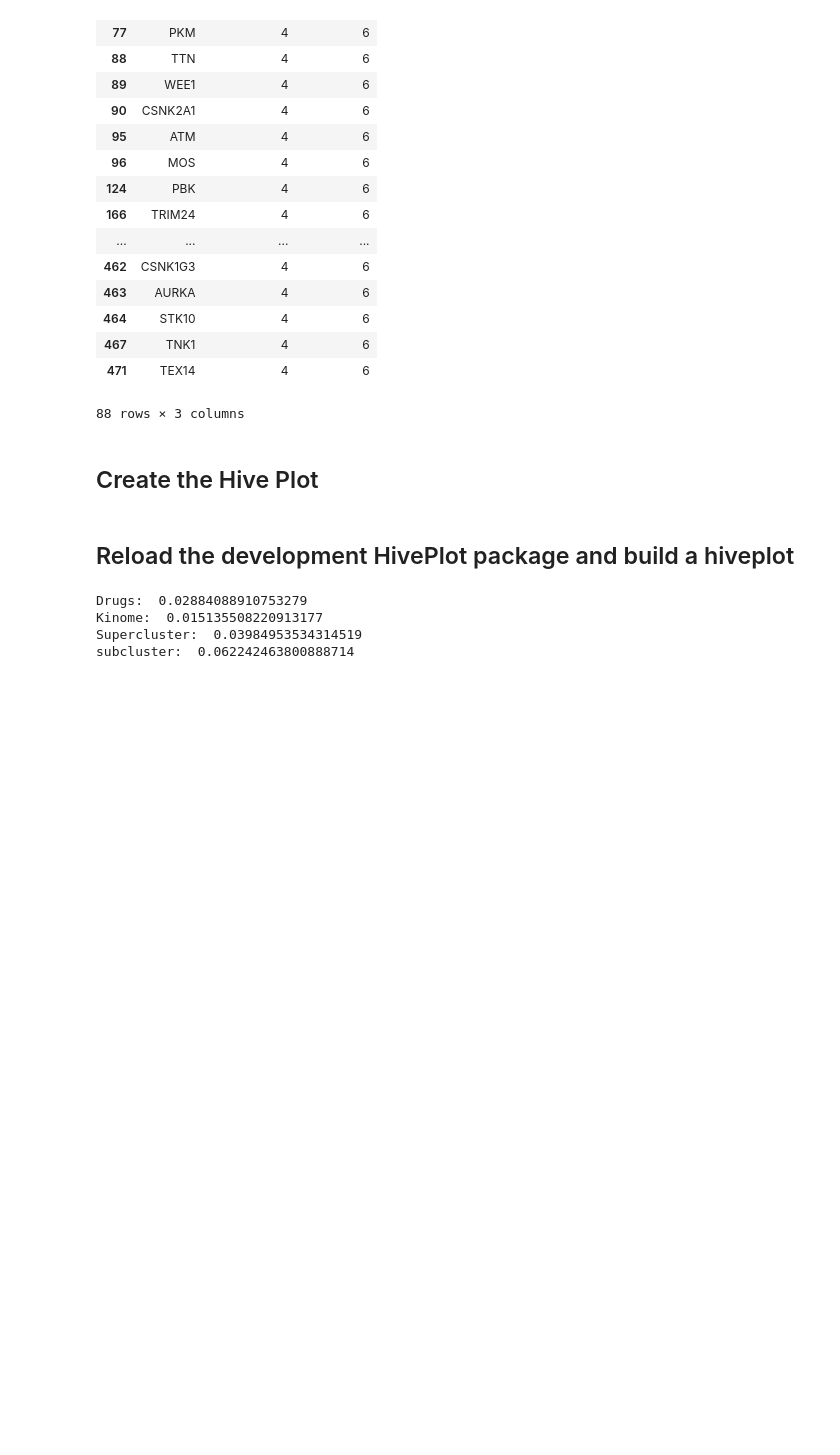
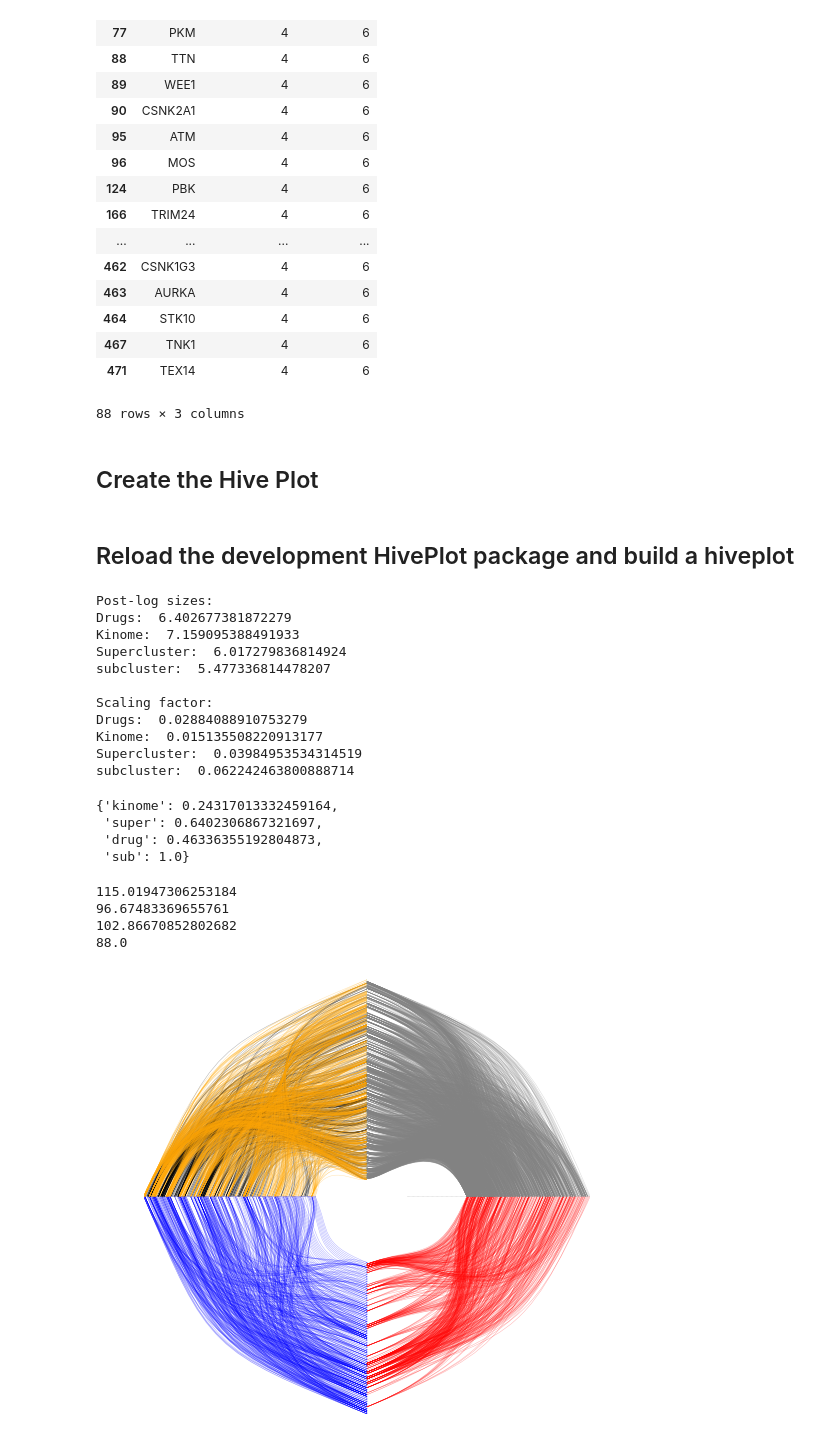
Before and after one commit to gomezlab/kinotypeClusteringAndRegression, a Jupyter notebook: viz/hiveplot/hiveplot_custom.ipynb, the cells around one changed output. Drawn from its saved outputs; the diff is of its cells as text; code cells hidden in the pictures; blank space fills up the shorter version.

```diff
--- a/viz/hiveplot/hiveplot_custom.ipynb
+++ b/viz/hiveplot/hiveplot_custom.ipynb
@@ -280,8 +348,8 @@ louv[louv.cluster_sub==6]
 # %% [markdown]
 ## Create the Hive Plot
 # %%
-sub_clust_no = 7
-super_clust_no = 1
+sub_clust_no = 6
+super_clust_no = 4
 
 nodes = {}
 nodes['kinome'] = [('kinome_'+x,x) for x in louv.names]
@@ -293,16 +361,26 @@ for group in nodes.keys():
 
 # get the supercluster genes
 louv_super_names = set(louv[louv.cluster_super == super_clust_no].names)
-drug_sub_hits = drug_data[drug_data.cluster_sub == sub_clust_no]
+drug_sub_hits = copy(drug_data[drug_data.cluster_sub == sub_clust_no])
 present_drug_set = set(drug_sub_hits.Drug)
+present_drug_list = list(present_drug_set)
+
+# compute mean CATDS
+mean_drug_catds = drug_sub_hits.groupby('Drug')['CATDS'].mean().to_dict()
 
 # sort present drugs by catds
-sorted_present_drugs, ___ = zip(*sorted(zip(drug_sub_hits.Drug, drug_sub_hits.CATDS), key = lambda x: x[1]))
+try:
+    sorted_present_drugs, ___ = zip(*sorted(zip(present_drug_list, [mean_drug_catds[x] for x in present_drug_list]), key = lambda x: x[1]))
+except:
+    sorted_present_drugs = []
+
 sorted_present_drugs = list(sorted_present_drugs)
 
 # sort the drugs by 1) presence 2) selectivity
 drugs_not_present = list(set(drug_list) - set(present_drug_set))
-nodes.update({'drug':[('drug_'+x,x) for x in drugs_not_present + sorted_present_drugs]})
+
+#nodes.update({'drug':[('drug_'+x,x) for x in drugs_not_present + sorted_present_drugs]})
+nodes.update({'drug':[('drug_'+x,x) for x in list(reversed(sorted_present_drugs)) + drugs_not_present]})
 
 # calculate total drug hits of present drugs
 total_drug_hits = drug_data[drug_data.Drug.isin(present_drug_set)]
@@ -339,14 +417,29 @@ edges_cmap['drug_kin'] = 'gray'
 # %%
 # size comparison
 d, k, S, s = (len(drug_list),len(louv.names.unique()), len(louv_super_names), len(nodes['sub']))
+
+print('Post-log sizes: ')
+print('Drugs: ',(np.log(d)+1))
+print('Kinome: ', (np.log(k)+1))
+print('Supercluster: ', (np.log(S)+1))
+print('subcluster: ', (np.log(s)+1))
+print()
+
 d, k, S, s = list(map(lambda x:(np.log(x)+1)/x, [d, k, S, s]))
 
-
+print('Scaling factor: ')
 print('Drugs: ',d)
 print('Kinome: ', k)
 print('Supercluster: ', S)
 print('subcluster: ', s)
 # %% [output]
+Post-log sizes:
+Drugs:  6.402677381872279
+Kinome:  7.159095388491933
+Supercluster:  6.017279836814924
+subcluster:  5.477336814478207
+
+Scaling factor:
 Drugs:  0.02884088910753279
 Kinome:  0.015135508220913177
 Supercluster:  0.03984953534314519
@@ -357,8 +450,31 @@ group_scale['kinome'] = k/s
 group_scale['super'] = S/s
 group_scale['drug'] = d/s
 group_scale['sub'] = 1.0
+# %%
+group_scale
+# %% [output]
+{'kinome': 0.24317013332459164,
+ 'super': 0.6402306867321697,
+ 'drug': 0.46336355192804873,
+ 'sub': 1.0}
+# %%
+for group_len, g_s in zip((len(louv.names.unique()), len(louv_super_names), len(drug_list), len(nodes['sub'])), group_scale.values()):
+    print(group_len * g_s)
+# %% [output]
+115.01947306253184
+96.67483369655761
+102.86670852802682
+88.0
+# %%
+group_reverse = {}
+group_reverse['kinome'] = False
+group_reverse['super'] = True
+group_reverse['drug'] = True
+group_reverse['sub'] = True
 # %%
-#reload(hp)
-h = hp.HivePlot(nodes, edges, nodes_cmap, edges_cmap, group_scale=group_scale)
+reload(hp)
+h = hp.HivePlot(nodes, edges, nodes_cmap, edges_cmap, group_scale=group_scale, reverse_to_expand=group_reverse, skip_within=True)
 h.draw()
-plt.savefig('temp.pdf')
+#plt.savefig('temp.pdf')
+# %% [output]
+[figure, added]
```
Also changed, not shown: parts of 14 cells of this notebook.
